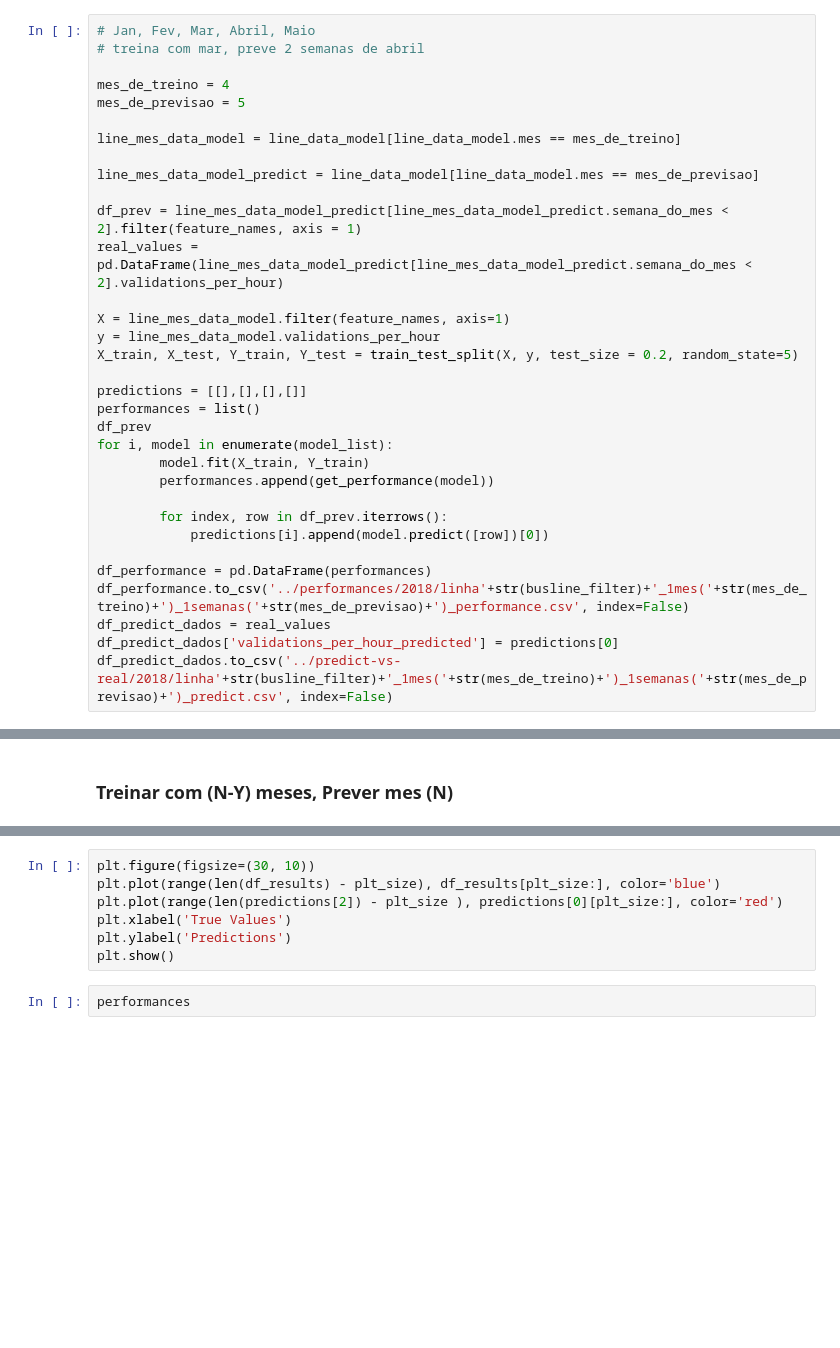
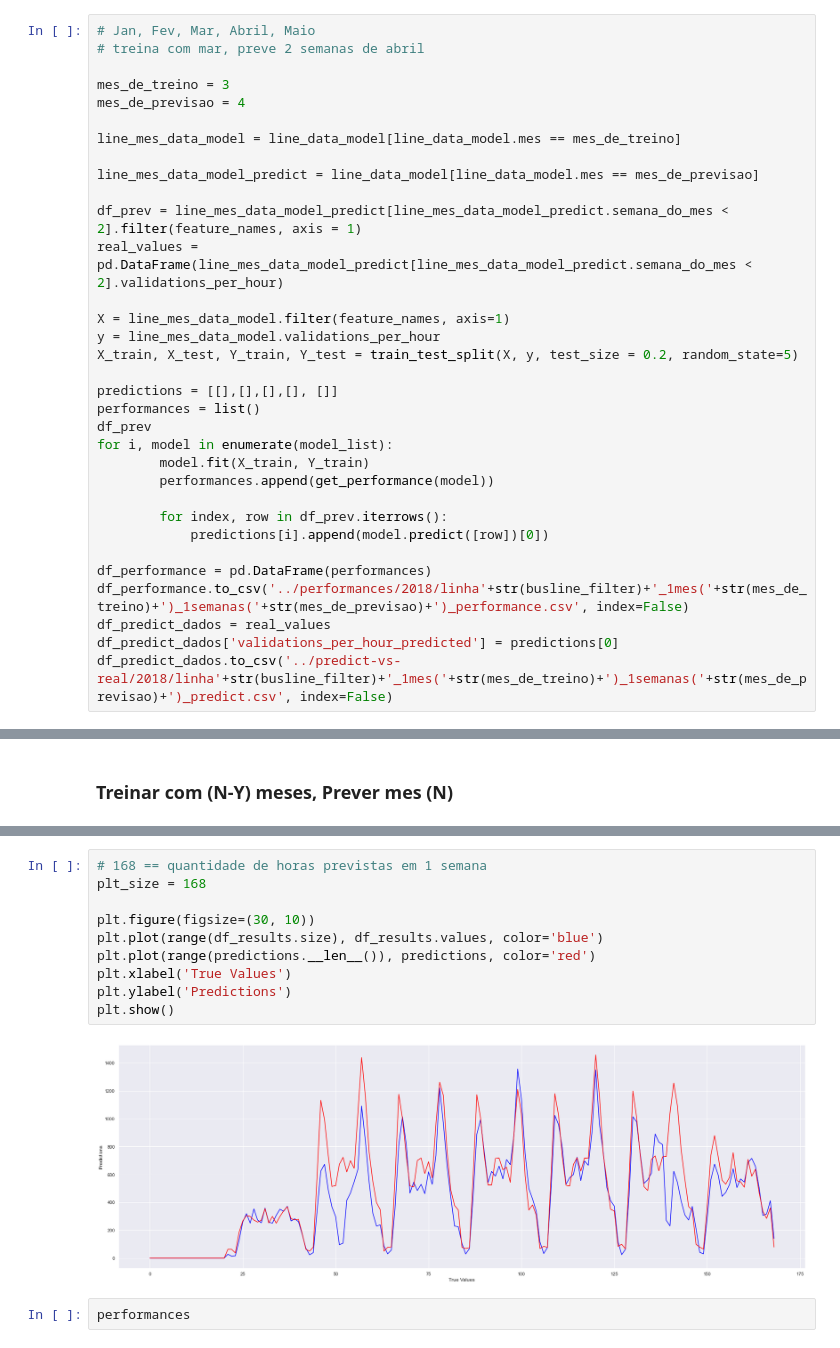
Before and after one commit to medeirosvictor/ds-mobilidade-urbana-fortaleza, a Jupyter notebook: 2018/Modelo-PorLinha-2018.ipynb, the cells around one changed output, grey strips where cells are left out. Drawn from its saved outputs; the diff is of its cells as text; blank space fills up the shorter version.

```diff
--- a/2018/Modelo-PorLinha-2018.ipynb
+++ b/2018/Modelo-PorLinha-2018.ipynb
@@ -368,8 +446,8 @@ model_list = [
 # Jan, Fev, Mar, Abril, Maio
 # treina com mar, preve 2 semanas de abril
 
-mes_de_treino = 4
-mes_de_previsao = 5
+mes_de_treino = 3
+mes_de_previsao = 4
 
 line_mes_data_model = line_data_model[line_data_model.mes == mes_de_treino]
 
@@ -382,7 +460,7 @@ X = line_mes_data_model.filter(feature_names, axis=1)
 y = line_mes_data_model.validations_per_hour
 X_train, X_test, Y_train, Y_test = train_test_split(X, y, test_size = 0.2, random_state=5)
 
-predictions = [[],[],[],[]]
+predictions = [[],[],[],[], []]
 performances = list()
 df_prev
 for i, model in enumerate(model_list):
@@ -502,10 +510,15 @@ plt.show()
 # %%
+# 168 == quantidade de horas previstas em 1 semana
+plt_size = 168
+
 plt.figure(figsize=(30, 10))
-plt.plot(range(len(df_results) - plt_size), df_results[plt_size:], color='blue')
-plt.plot(range(len(predictions[2]) - plt_size ), predictions[0][plt_size:], color='red')
+plt.plot(range(df_results.size), df_results.values, color='blue')
+plt.plot(range(predictions.__len__()), predictions, color='red')
 plt.xlabel('True Values')
 plt.ylabel('Predictions')
 plt.show()
+# %% [output]
+[figure, added]
 # %%
 performances
 # %% [markdown]
```
Also changed, not shown: parts of 8 cells of this notebook, 40 other files.
